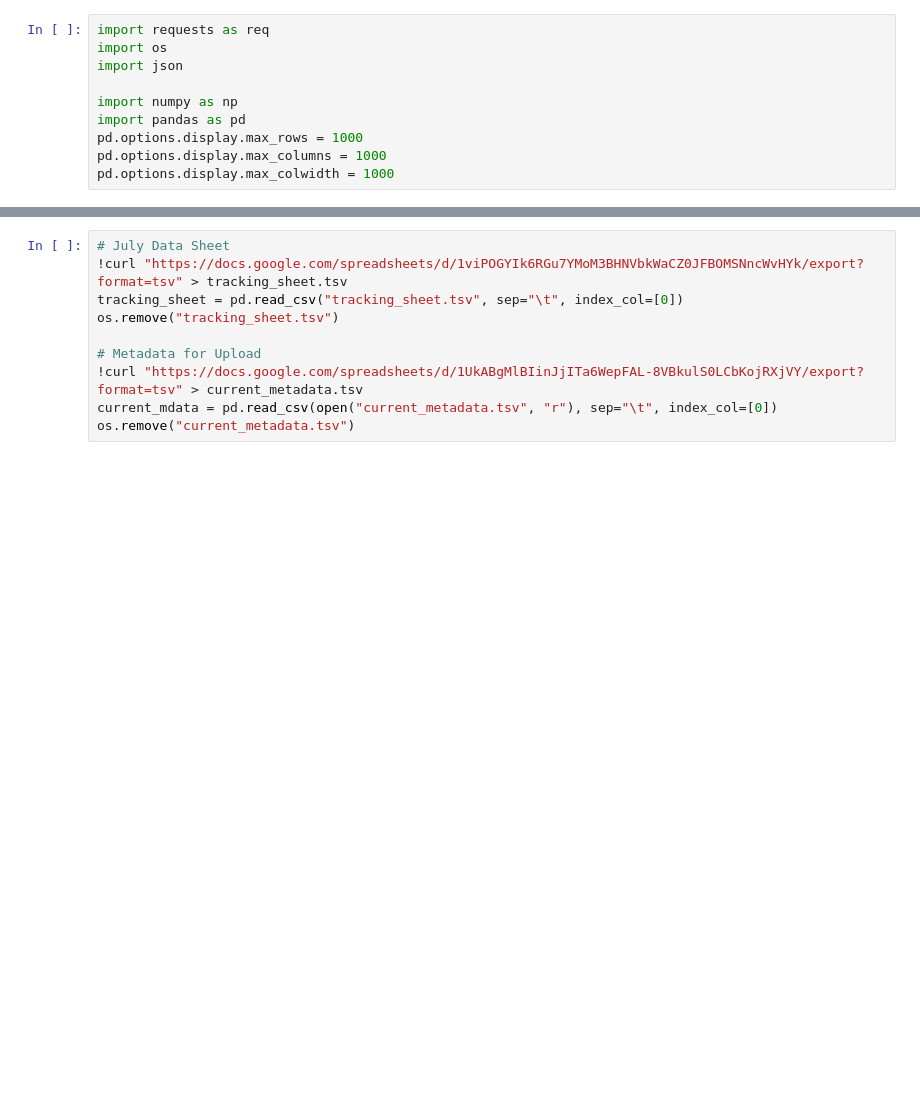
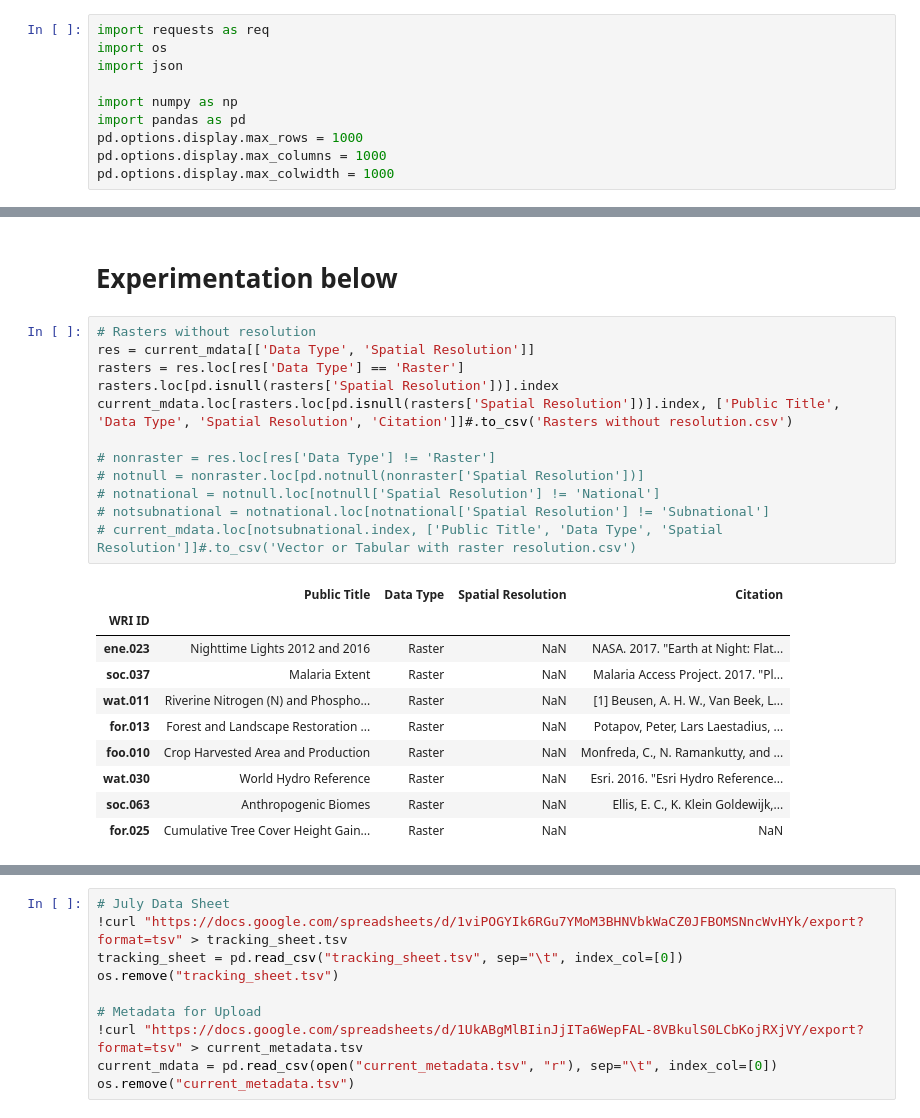
Before and after one commit to nsuberi/ResourceWatchCode, a Jupyter notebook: Metadata Management/Upload Metadata to API.ipynb, the cells around one changed output, grey strips where cells are left out. Saved outputs shown, nothing was run; the diff lists cells and outputs as text; blank space fills up the shorter version.

```diff
--- a/Metadata Management/Upload Metadata to API.ipynb
+++ b/Metadata Management/Upload Metadata to API.ipynb
@@ -64 +193,26 @@ def create_source_object(sources):
+# %% [markdown]
+# Experimentation below
+# %%
+# Rasters without resolution
+res = current_mdata[['Data Type', 'Spatial Resolution']]
+rasters = res.loc[res['Data Type'] == 'Raster']
+rasters.loc[pd.isnull(rasters['Spatial Resolution'])].index
+current_mdata.loc[rasters.loc[pd.isnull(rasters['Spatial Resolution'])].index, ['Public Title', 'Data Type', 'Spatial Resolution', 'Citation']]#.to_csv('Rasters without resolution.csv')
+
+# nonraster = res.loc[res['Data Type'] != 'Raster']
+# notnull = nonraster.loc[pd.notnull(nonraster['Spatial Resolution'])]
+# notnational = notnull.loc[notnull['Spatial Resolution'] != 'National']
+# notsubnational = notnational.loc[notnational['Spatial Resolution'] != 'Subnational']
+# current_mdata.loc[notsubnational.index, ['Public Title', 'Data Type', 'Spatial Resolution']]#.to_csv('Vector or Tabular with raster resolution.csv')
+# %% [output]
+|  | Public Title | Data Type | Spatial Resolution | Citation |
+| WRI ID |  |  |  |  |
+| ene.023 | Nighttime Lights 2012 and 2016 | Raster | NaN | NASA. 2017. "Earth at Night: Flat... |
+| soc.037 | Malaria Extent | Raster | NaN | Malaria Access Project. 2017. "Pl... |
+| wat.011 | Riverine Nitrogen (N) and Phospho... | Raster | NaN | [1] Beusen, A. H. W., Van Beek, L... |
+| for.013 | Forest and Landscape Restoration ... | Raster | NaN | Potapov, Peter, Lars Laestadius, ... |
+| foo.010 | Crop Harvested Area and Production | Raster | NaN | Monfreda, C., N. Ramankutty, and ... |
+| wat.030 | World Hydro Reference | Raster | NaN | Esri. 2016. "Esri Hydro Reference... |
+| soc.063 | Anthropogenic Biomes | Raster | NaN | Ellis, E. C., K. Klein Goldewijk,... |
+| for.025 | Cumulative Tree Cover Height Gain... | Raster | NaN | NaN |
 # %%
```
Also changed, not shown: parts of 16 cells of this notebook, 9 other files.
